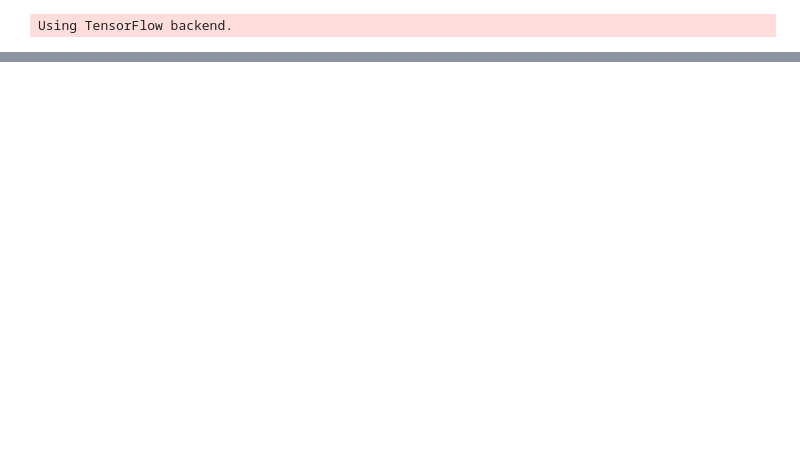
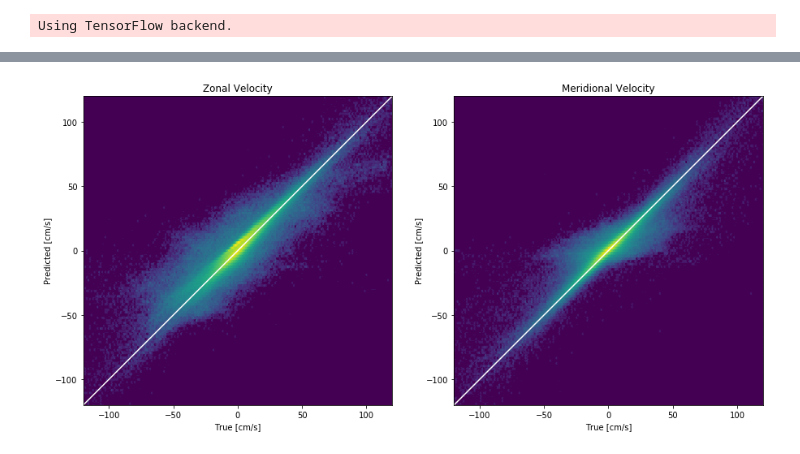
Before and after one commit to ocean-transport/surface_currents_ml, a Jupyter notebook: reshaping_approach.ipynb, the cells around one changed output, grey strips where cells are left out. Drawn from its saved outputs; the diff is of its cells as text; code cells hidden in the pictures; blank space fills up the shorter version.

```diff
--- a/reshaping_approach.ipynb
+++ b/reshaping_approach.ipynb
@@ -234,0 +260,28 @@ plt.colorbar()
+# %%
+u_true_flat, u_pred_flat, v_true_flat, v_pred_flat = [
+    np.ma.masked_invalid(data).ravel()
+    for data in (U_true, U_pred, V_true, V_pred)
+]
+
+fig, axs = plt.subplots(figsize=(15, 7), ncols=2)
+
+lim = 120
+extent = (-lim, lim, -lim, lim)
+
+axs[0].hexbin(u_true_flat, u_pred_flat,
+              norm=LogNorm(),
+              gridsize=200, extent=extent)
+axs[0].set_title('Zonal Velocity')
+
+axs[1].hexbin(v_true_flat, v_pred_flat,
+              norm=LogNorm(),
+              gridsize=200, extent=extent)
+axs[1].set_title('Meridional Velocity')
+
+for ax in axs:
+    ax.plot([-lim, lim], [-lim, lim], color='w')
+    ax.set_aspect('equal')
+    ax.set_xlabel('True [cm/s]')
+    ax.set_ylabel('Predicted [cm/s]')
+# %% [output]
+[figure, added]
```
Also changed, not shown: parts of 20 cells of this notebook, 1 other file.
